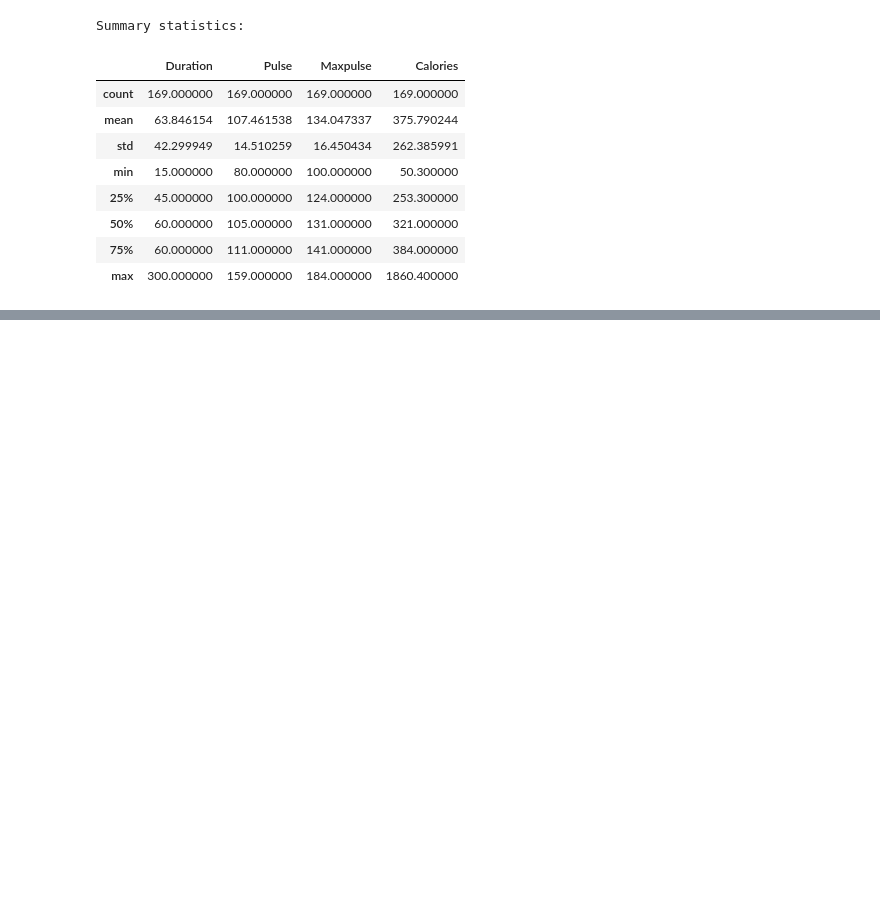
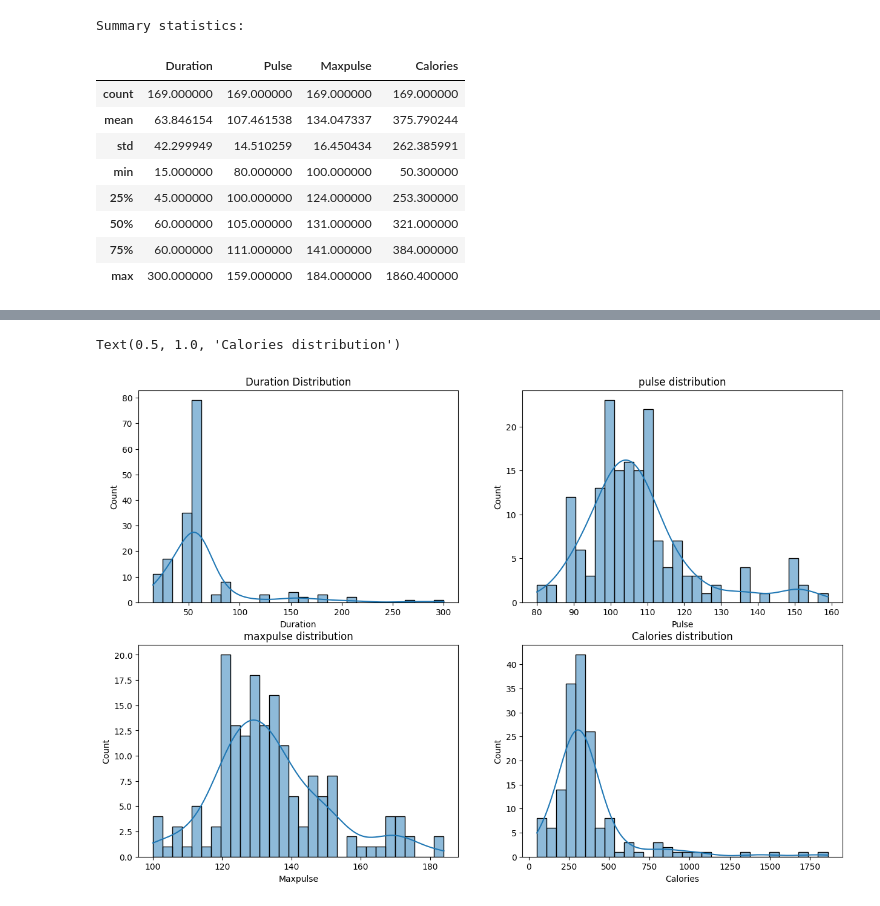
Before and after one commit to Bridget-Bataringaya/if_statements, a Jupyter notebook: WEEK TWO/data_cleaning.ipynb, the cells around one changed output, grey strips where cells are left out. Saved outputs shown, nothing was run; the diff lists cells and outputs as text; code cells hidden in the pictures; blank space fills up the shorter version.

Commit message:
data visualisation

```diff
--- a/WEEK TWO/data_cleaning.ipynb
+++ b/WEEK TWO/data_cleaning.ipynb
@@ -158,0 +181,31 @@ Summary statistics:
+# %%
+#histogram of duration
+#set up the figure size
+plt.figure(figsize=(15,10))
+
+
+#histogram of duration
+plt.subplot(2,2,1)
+sns.histplot(df['Duration'], bins=30, kde=True)
+plt.title('Duration Distribution')
+
+
+#histogram of pulse
+plt.subplot(2,2,2)
+sns.histplot(df['Pulse'], bins=30, kde=True)
+plt.title('pulse distribution')
+
+#Exercise(plot for maxpulse and calories)
+#histogram of maxpulse
+plt.subplot(2,2,3)
+sns.histplot(df['Maxpulse'], bins=30, kde=True)
+plt.title('maxpulse distribution')
+
+
+#histogram of calories
+plt.subplot(2,2,4)
+sns.histplot(df['Calories'], bins=30, kde=True)
+plt.title('Calories distribution')
+# %% [output]
+Text(0.5, 1.0, 'Calories distribution')
+[figure, added]
```
Also changed, not shown: parts of 4 cells of this notebook.
